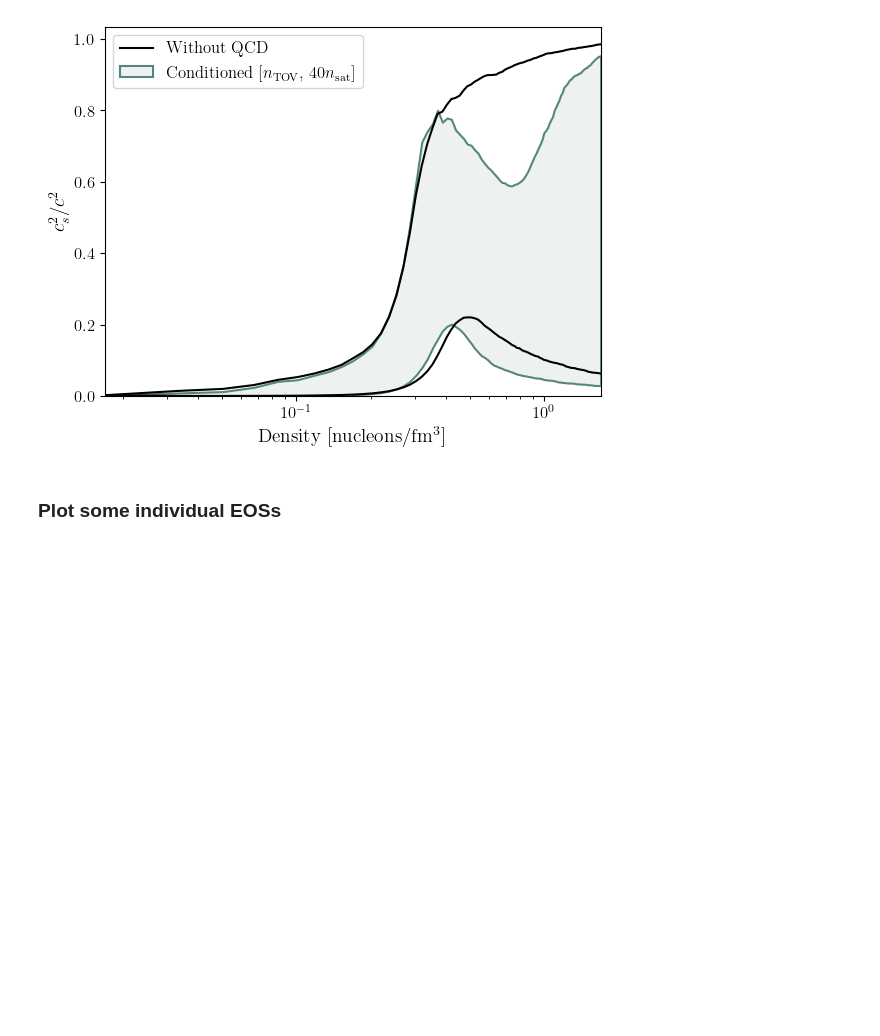
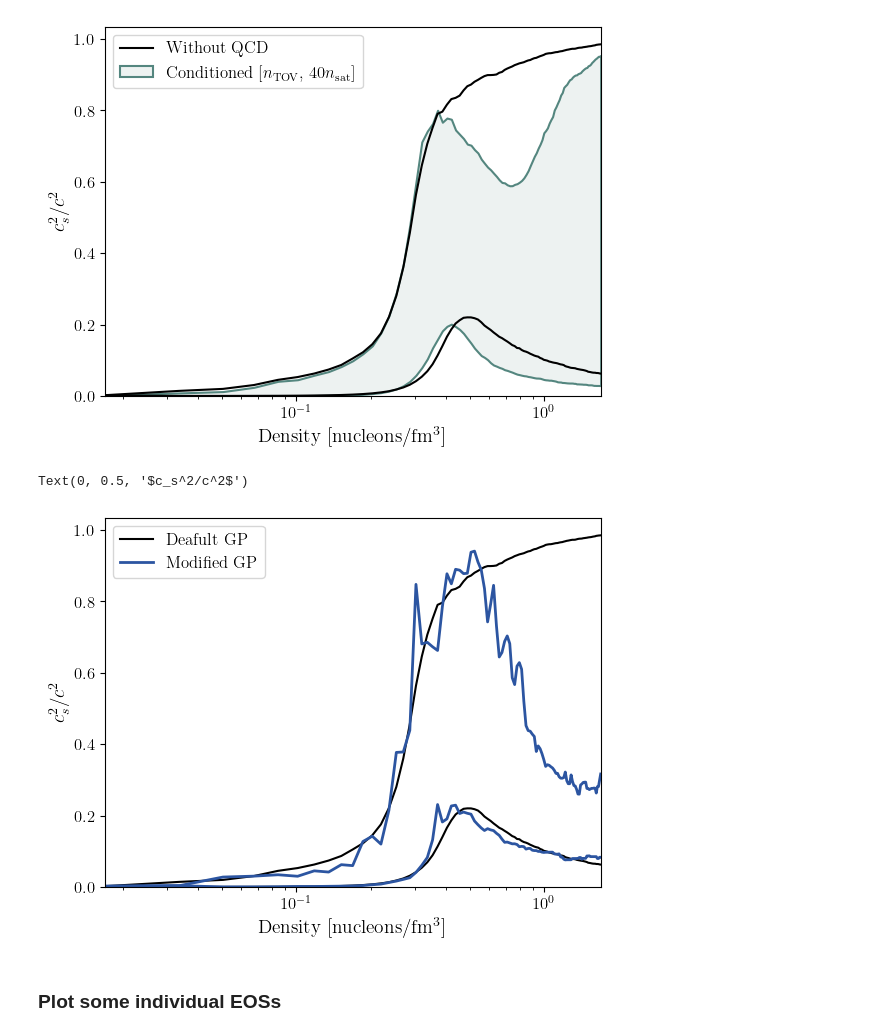
Before and after one commit to eliotfinch/pqcd, a Jupyter notebook: notebooks/plot_speed_of_sound_vs_density.ipynb, the cells around one changed output. Cells and saved outputs as stored; diff of their text form; code cells hidden in the pictures; blank space fills up the shorter version.

```diff
--- a/notebooks/plot_speed_of_sound_vs_density.ipynb
+++ b/notebooks/plot_speed_of_sound_vs_density.ipynb
@@ -243,6 +243,78 @@ fig.savefig(
     )
 # %% [output]
 [figure]
+# %%
+x = to_nucleons_per_cubic_femtometre(np.linspace(2.8e13, 2.8e15, 100))
+
+fig, ax = plt.subplots()
+ax.set_xscale('log')
+
+quantiles = pd.read_csv('../data/quantiles/cs2_of_rho_quantiles.csv')
+ax.plot(x, quantiles.loc[5,:].values, c='k', label='Deafult GP')
+ax.plot(x, quantiles.loc[95,:].values, c='k')
+
+# Draws from the modified GP with radio and x-ray constraints
+
+set_number = 12
+
+collated_eos = pd.read_csv(
+    f'../data/eos-draws-modified-{set_number:02}.csv', index_col=0
+)
+
+# for n, data in collated_eos.iterrows():
+
+#     eos = pd.read_csv(
+#         f'../data/eos-draws-modified/{set_number:02}/margagn/DRAWmod1000-{int(n/1000):06}/eos-draw-{n:06}.csv'
+#         )
+
+#     pressure = to_GeV_per_cubic_femtometre(eos.pressurec2)
+#     energy_density = to_GeV_per_cubic_femtometre(eos.energy_densityc2)
+#     number_density = to_nucleons_per_cubic_femtometre(eos.baryon_density)
+
+#     chemical_potential = (energy_density+pressure)/number_density
+#     speed_of_sound_squared = np.gradient(pressure, energy_density)
+
+#     if data['logweight_total'] > -np.inf:
+#         c = cm.imola(0.7)
+#         zorder=0.2
+#     else:
+#         c = 'C3'
+#         zorder=0.1
+
+#     ax.plot(number_density, speed_of_sound_squared, color=c, alpha=0.1, zorder=zorder)
+
+quantiles = pd.read_csv(f'../data/eos-draws-modified/12/quantiles/cs2_of_rho_quantiles.csv')
+
+ax.plot(x, quantiles.loc[5,:].values, color=cm.imola(0.2), linewidth=2, label='Modified GP')
+ax.plot(x, quantiles.loc[95,:].values, color=cm.imola(0.2), linewidth=2)
+
+# ax.fill_between(
+#     x,
+#     quantiles.loc[5,:].values,
+#     quantiles.loc[95,:].values,
+#     color=list(cm.imola(1/2))[:3]+[0.1],
+#     edgecolor=cm.imola(1/2),
+#     linewidth=1.5,
+#     label='Conditioned [$n_\mathrm{TOV}$, $40n_\mathrm{sat}$]',
+#     )
+
+# ax.axvline(0.15, c='k')
+
+ax.legend(loc='upper left')
+
+ax.set_ylim(0)
+ax.set_xlim(x[0], x[-1])
+
+ax.set_xlabel('Density [nucleons/fm$^3$]')
+ax.set_ylabel('$c_s^2/c^2$')
+
+# fig.savefig(
+#     f'figures/speed_of_sound_vs_density/speed_of_sound_vs_density_marg.pdf',
+#     bbox_inches='tight'
+#     )
+# %% [output]
+Text(0, 0.5, '$c_s^2/c^2$')
+[figure, added]
 # %% [markdown]
 ### Plot some individual EOSs
 # %%
```
Also changed, not shown: 3 other files.
